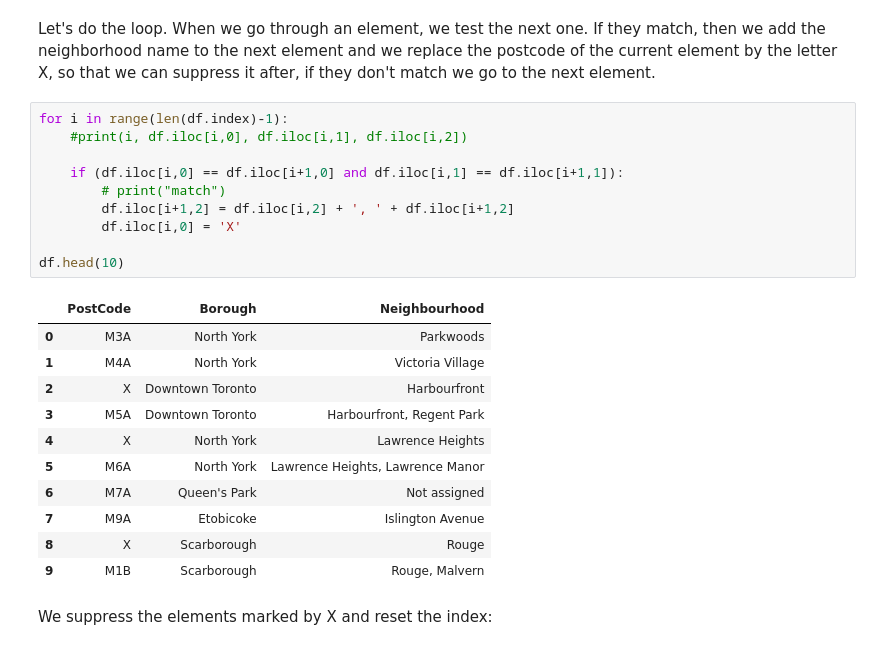
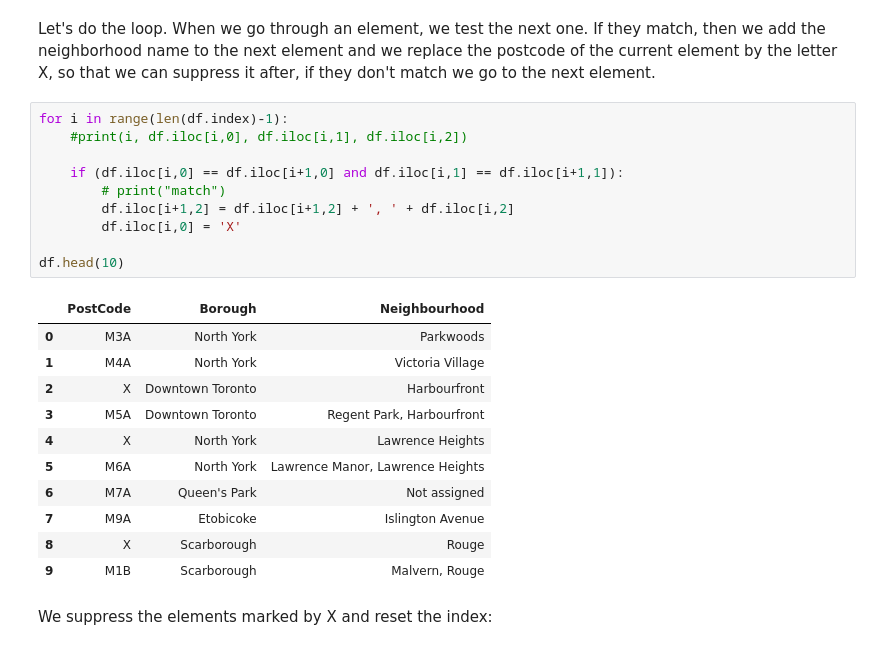
Before and after one commit to FabienNugier/Coursera_Capstone, a Jupyter notebook: Week3-assignment-Toronto-I.ipynb, the cells around one changed output. Drawn from its saved outputs; the diff is of its cells as text.

```diff
--- a/Week3-assignment-Toronto-I.ipynb
+++ b/Week3-assignment-Toronto-I.ipynb
@@ -176,25 +176,25 @@ Let's do the loop. When we go through an element, we test the next one. If they
 # %%
 for i in range(len(df.index)-1):
     #print(i, df.iloc[i,0], df.iloc[i,1], df.iloc[i,2])
 
     if (df.iloc[i,0] == df.iloc[i+1,0] and df.iloc[i,1] == df.iloc[i+1,1]):
         # print("match")
-        df.iloc[i+1,2] = df.iloc[i,2] + ', ' + df.iloc[i+1,2]
+        df.iloc[i+1,2] = df.iloc[i+1,2] + ', ' + df.iloc[i,2]
         df.iloc[i,0] = 'X'
 
 df.head(10)
 # %% [output]
 |  | PostCode | Borough | Neighbourhood |
 | 0 | M3A | North York | Parkwoods |
 | 1 | M4A | North York | Victoria Village |
 | 2 | X | Downtown Toronto | Harbourfront |
-| 3 | M5A | Downtown Toronto | Harbourfront, Regent Park |
+| 3 | M5A | Downtown Toronto | Regent Park, Harbourfront |
 | 4 | X | North York | Lawrence Heights |
-| 5 | M6A | North York | Lawrence Heights, Lawrence Manor |
+| 5 | M6A | North York | Lawrence Manor, Lawrence Heights |
 | 6 | M7A | Queen's Park | Not assigned |
 | 7 | M9A | Etobicoke | Islington Avenue |
 | 8 | X | Scarborough | Rouge |
-| 9 | M1B | Scarborough | Rouge, Malvern |
+| 9 | M1B | Scarborough | Malvern, Rouge |
 # %% [markdown]
 We suppress the elements marked by X and reset the index:
 # %%
```
Also changed, not shown: parts of 18 cells of this notebook.
